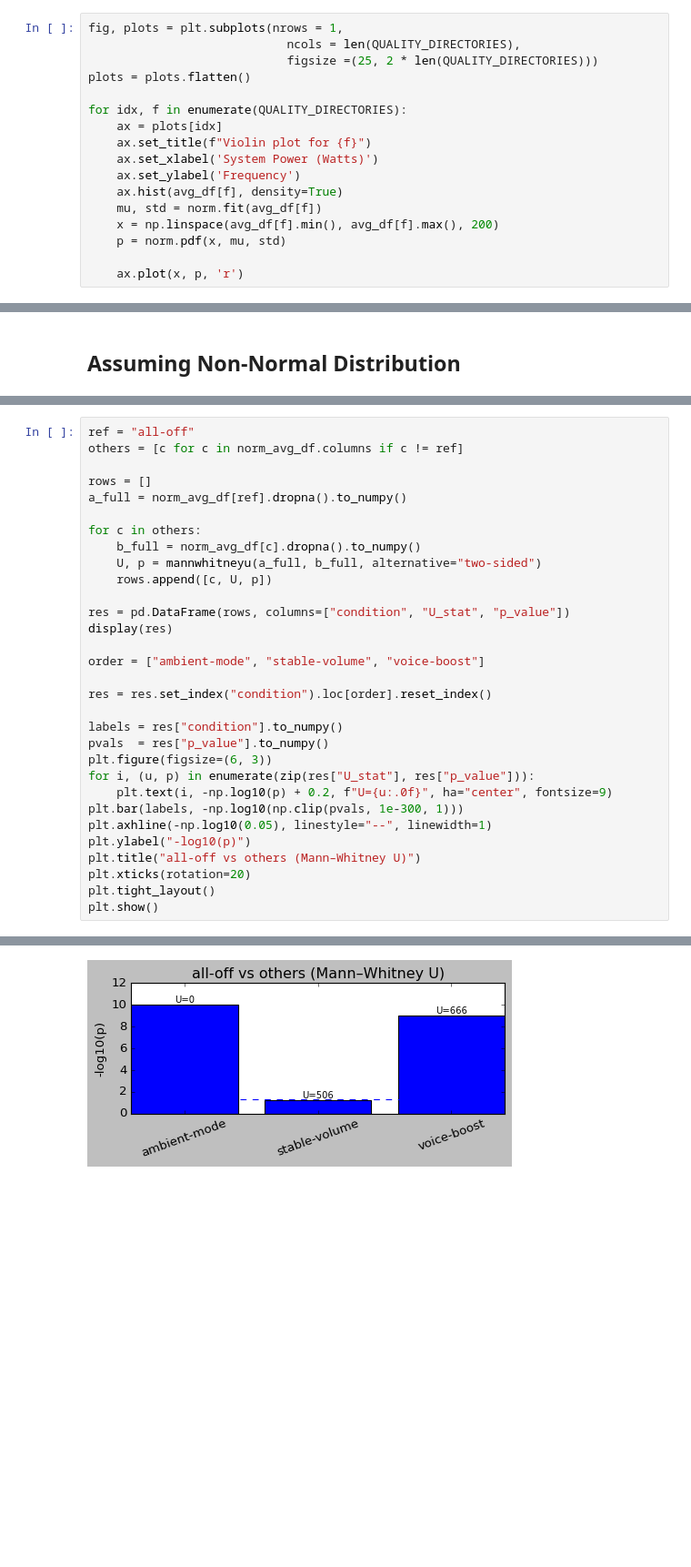
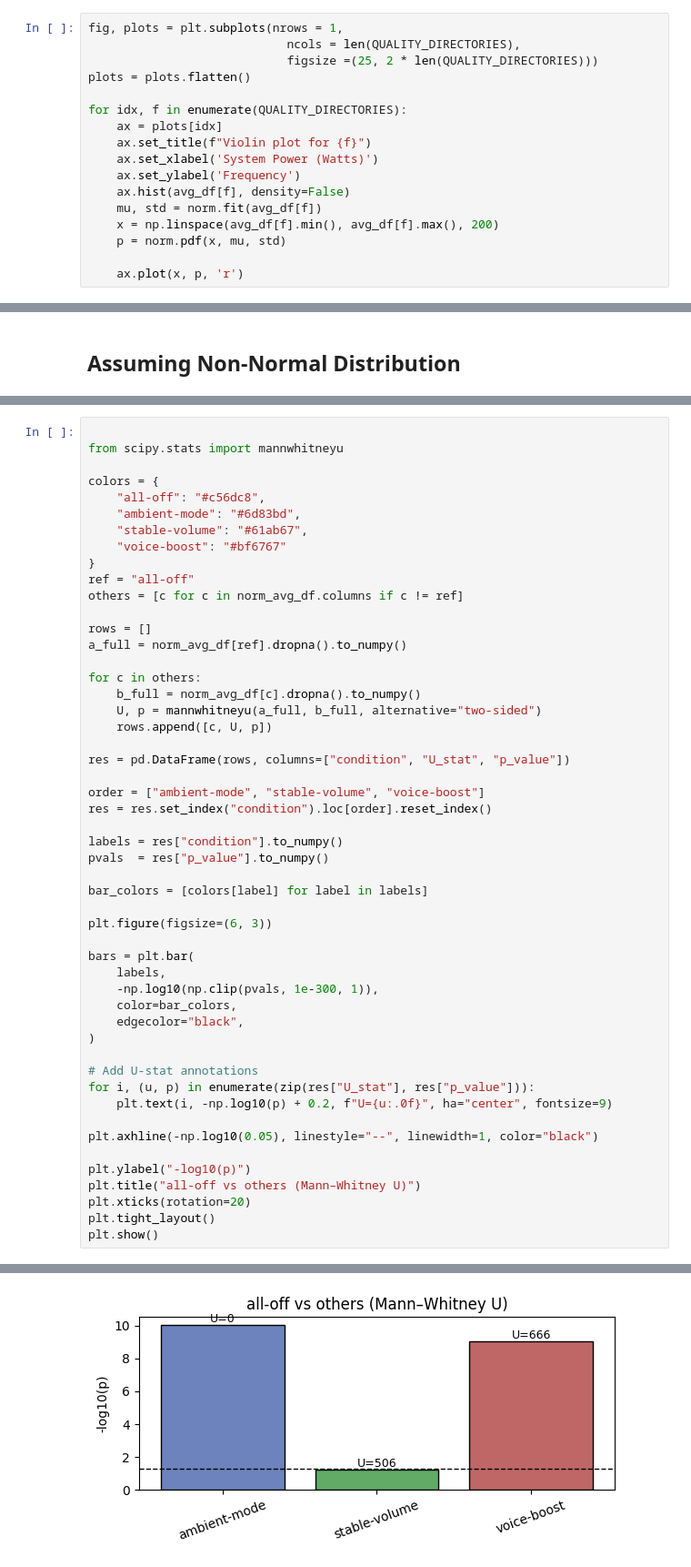
Before and after one commit to g34-sustainable-software/p1_dev, a Jupyter notebook: compilation.ipynb, the cells around one changed output, grey strips where cells are left out. Shown at 91% size. Saved outputs shown, nothing was run; the diff lists cells and outputs as text; blank space fills up the shorter version.

```diff
--- a/compilation.ipynb
+++ b/compilation.ipynb
@@ -425,7 +426,7 @@ for idx, f in enumerate(QUALITY_DIRECTORIES):
     ax.set_title(f"Violin plot for {f}")
     ax.set_xlabel('System Power (Watts)')
     ax.set_ylabel('Frequency')
-    ax.hist(avg_df[f], density=True)
+    ax.hist(avg_df[f], density=False)
     mu, std = norm.fit(avg_df[f])
     x = np.linspace(avg_df[f].min(), avg_df[f].max(), 200)
     p = norm.pdf(x, mu, std)
@@ -907,4 +964,13 @@ Common Language Effect Size: 0.14992503748125938 | Totals - 23 * 29 = 667
 # %%
+
+from scipy.stats import mannwhitneyu
+
+colors = {
+    "all-off": "#c56dc8",
+    "ambient-mode": "#6d83bd",
+    "stable-volume": "#61ab67",
+    "voice-boost": "#bf6767"
+}
 ref = "all-off"
 others = [c for c in norm_avg_df.columns if c != ref]
 
@@ -917,19 +983,30 @@ for c in others:
     rows.append([c, U, p])
 
 res = pd.DataFrame(rows, columns=["condition", "U_stat", "p_value"])
-display(res)
 
 order = ["ambient-mode", "stable-volume", "voice-boost"]
-
 res = res.set_index("condition").loc[order].reset_index()
 
 labels = res["condition"].to_numpy()
 pvals  = res["p_value"].to_numpy()
+
+bar_colors = [colors[label] for label in labels]
+
 plt.figure(figsize=(6, 3))
+
+bars = plt.bar(
+    labels,
+    -np.log10(np.clip(pvals, 1e-300, 1)),
+    color=bar_colors,
+    edgecolor="black",
+)
+
+# Add U-stat annotations
 for i, (u, p) in enumerate(zip(res["U_stat"], res["p_value"])):
     plt.text(i, -np.log10(p) + 0.2, f"U={u:.0f}", ha="center", fontsize=9)
-plt.bar(labels, -np.log10(np.clip(pvals, 1e-300, 1)))
-plt.axhline(-np.log10(0.05), linestyle="--", linewidth=1)
+
+plt.axhline(-np.log10(0.05), linestyle="--", linewidth=1, color="black")
+
 plt.ylabel("-log10(p)")
 plt.title("all-off vs others (Mann–Whitney U)")
 plt.xticks(rotation=20)
@@ -943 +1016 @@ plt.show()
-[figure, old version]
+[figure, new version]
```
Also changed, not shown: parts of 34 cells of this notebook.
